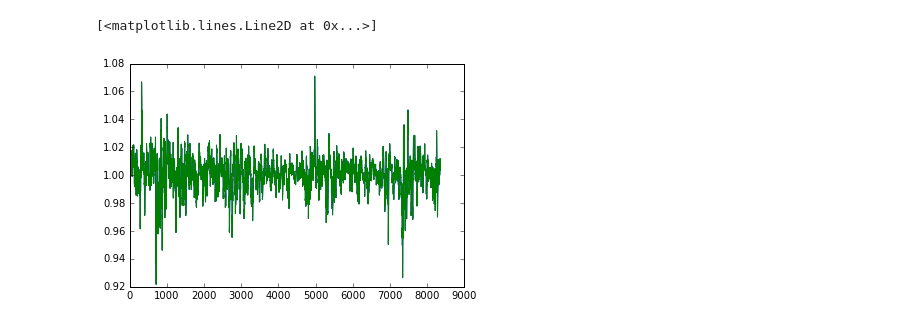
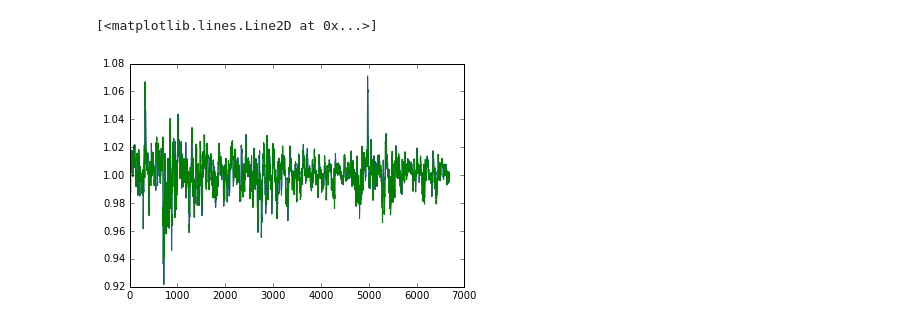
Before and after one commit to haretaro/ichiyo, a Jupyter notebook: net/train.ipynb, the cells around one changed output. Saved outputs shown, nothing was run; the diff lists cells and outputs as text; code cells hidden in the pictures.

```diff
--- a/net/train.ipynb
+++ b/net/train.ipynb
@@ -17,18 +18,19 @@ use_gpu = True #GPUを使うかどうか
 # %%
 xp = cuda.cupy if use_gpu is True else np
 # %%
-train_data_x = []
-train_data_y = []
+raw_data = []
 f = open('30minutes.csv','r')
 data = csv.reader(f, delimiter=',')
 for row in data:
-    train_data_x.append(row[7])
-    train_data_y.append(row[7])
-raw_data = np.asarray(train_data_x, dtype=np.float32)
-train_data_x = raw_data[:-1]
-train_data_y = raw_data[1:]
+    raw_data.append(row[7])
+raw_data = np.asarray(raw_data, dtype=np.float32)
+data_x = raw_data[:-1]
+data_y = raw_data[1:]
+train_data_x, test_data_x = data_x[:int(len(data_x) * 0.8)], data_x[:int(len(data_x) * 0.2)]
+train_data_y, test_data_y = data_y[:int(len(data_y) * 0.8)], data_y[:int(len(data_y) * 0.2)]
+
 plt.plot(train_data_x)
 plt.plot(train_data_y)
 # %% [output]
 [<matplotlib.lines.Line2D at 0x...>]
-[figure, old version]
+[figure, new version]
```
Also changed, not shown: parts of 11 cells of this notebook.
